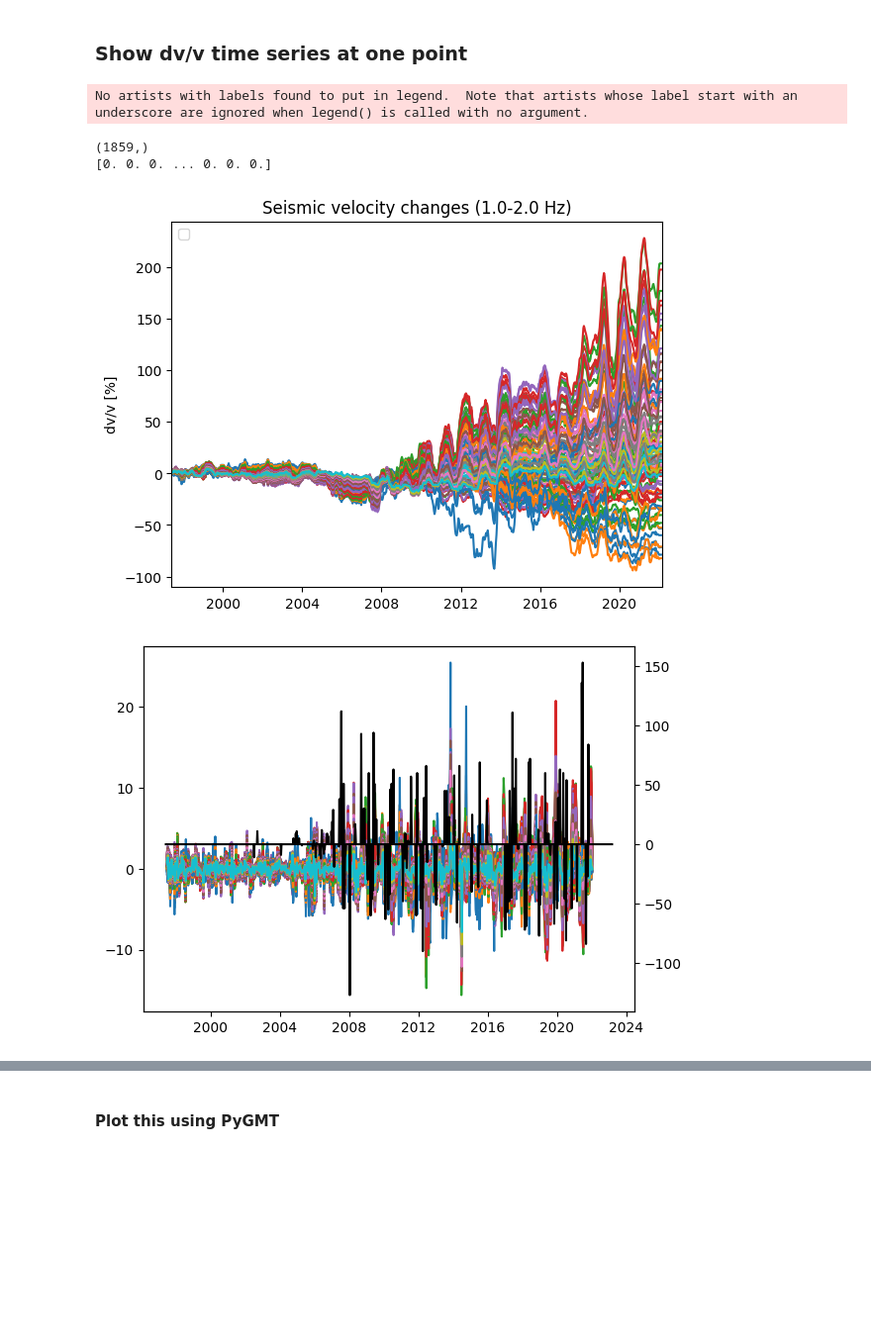
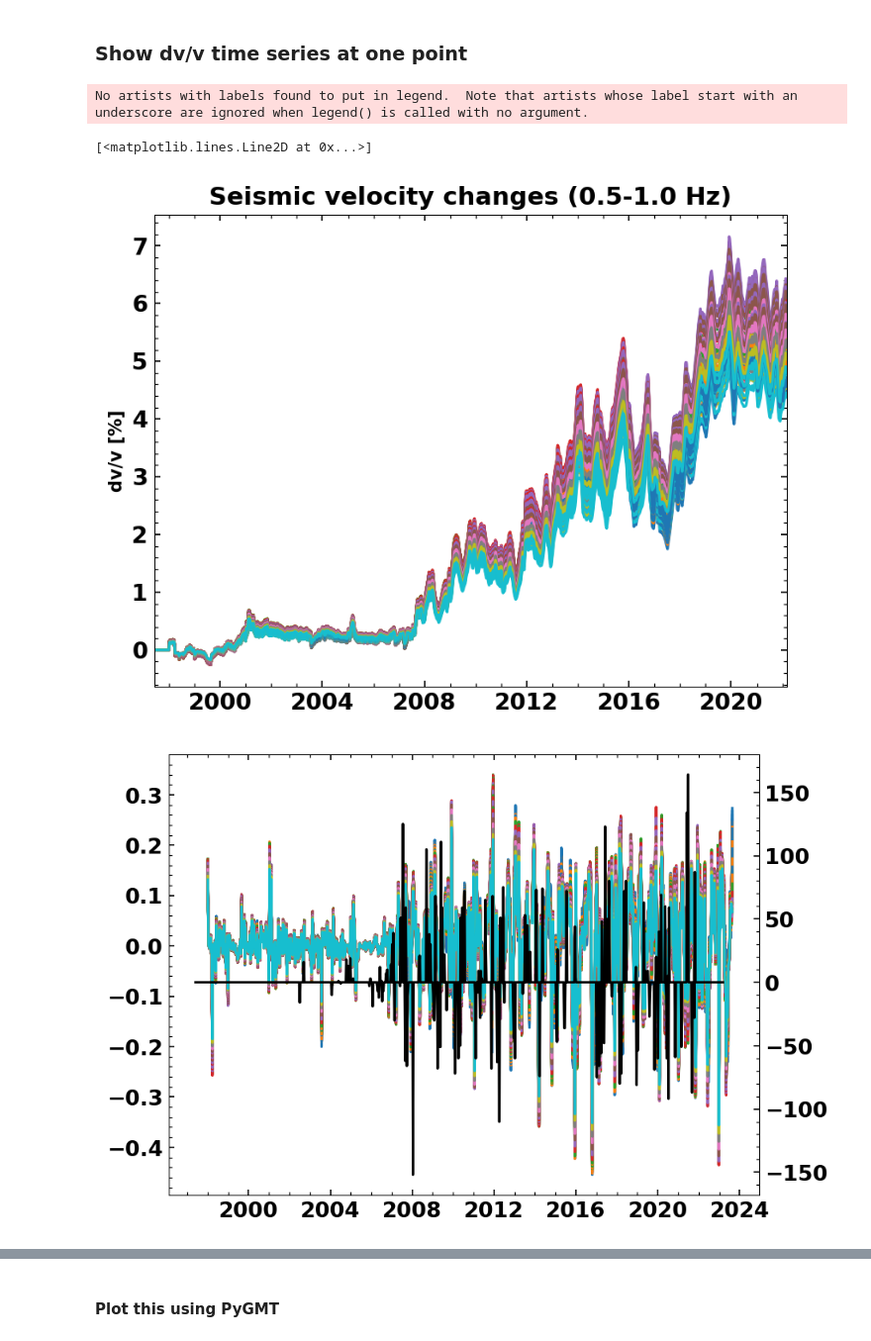
Before and after one commit to Denolle-Lab/Mt-St-Helens, a Jupyter notebook: spatial_dv.ipynb, the cells around one changed output, grey strips where cells are left out. Shown at 99% size. Saved outputs shown, nothing was run; the diff lists cells and outputs as text; code cells hidden in the pictures; blank space fills up the shorter version.

```diff
--- a/spatial_dv.ipynb
+++ b/spatial_dv.ipynb
@@ -155,6 +282,7 @@ IndexError: list index out of range
 ### Gridded Time-Series
 # %%
 import glob
+import os
 
 import numpy as np
 from matplotlib import pyplot as plt
@@ -162,11 +290,12 @@ from scipy.interpolate import interp1d
 from obspy import UTCDateTime
 
 
-freq0 = 1.0
+freq0 = 0.5
+infile = glob.glob(
+    f'/home/pm/Documents_sync/PhD/StHelens/spatial/new_gap_handling_ddt_crosssingle_cl4_std0.004_largemap/{freq0}-{freq0*2}/dvdt_3D.npz')[0]
 
-infile = glob.glob(
-    '/home/pm/Documents_sync/PhD/StHelens/spatial/ddt_newdvs_cl2_std0.064_largemap/'
-    f'xstations_{freq0}-{freq0*2}_wl864000_tw*__1b_mute_SW_pretmooth60d_srw/dvdt_3D.npz')[0]
+outfolder = os.path.join(os.path.dirname(os.path.dirname(infile)), 'figures')
+os.makedirs(outfolder, exist_ok=True)
 
 loaded = np.load(infile)
 
@@ -179,10 +308,10 @@ statx = loaded['statx']
 staty = loaded['staty']
 # No data anymore from this date on
 start = 0  # 4 for february # Start here for February
-end = 941
+end = -1
 # note that this are rows -> latitude, columns -> longitude, pages -> time
-dvdt = dvdt[:,:,start:end]
-t = t[start:end]
+# dvdt = dvdt[:,:,start:end]
+# t = t[start:end]
 
 # Integrate to plot dv/v
 # trapz doesn't work with nans
@@ -268,50 +397,49 @@ for ii in range(10):
     for jj in range(10):
         jj += 10
         plt.plot(datetimes, -100*dv[ii, jj, :])
 ax1 = plt.gca()
 # plot data availability as bars on second y axis
 
 
 # ax2.set_ylim([0, 500])
 # ax1.set_ylim([-3, 4])
 
 plt.xlim([datetime.datetime(1997, 6, 1), datetime.datetime(2022, 3, 1)])
 ax1.set_ylabel('dv/v [%]')
 plt.title(f'Seismic velocity changes ({freq0}-{freq0*2} Hz)')
 plt.legend()
 
-plt.savefig(f'dvv1d_{freq0}.pdf', bbox_inches='tight', transparent=True)
+plt.savefig(os.path.join(outfolder, f'dvv1d_{freq0}.pdf'), bbox_inches='tight', transparent=True)
 
 plt.figure()
 for ii in range(10):
     ii += 10
     for jj in range(10):
         jj += 10
         plt.plot(datetimes, -100*dvdt[ii, jj, :])
 ax1 = plt.gca()
 ax2 = plt.twinx()
 ax2.plot(avail_t, avail_nd, color='k')
 
-plt.figure()
-# for ii in range(10):
-#     ii += 10
-#     for jj in range(10):
-#         jj += 10
-#         # plt.plot(datetimes, -100*dvdt[ii, jj, :])
-#         plt.plot(np.correlate(dvdt[ii, jj, :], np.diff(avail_n)))
-# lag time
-# print(avail_t[21:], datetimes[-2])
-tau = np.arange(-929, 930, 1)
+# plt.figure()
+# # for ii in range(10):
+# #     ii += 10
+# #     for jj in range(10):
+# #         jj += 10
+# #         # plt.plot(datetimes, -100*dvdt[ii, jj, :])
+# #         plt.plot(np.correlate(dvdt[ii, jj, :], np.diff(avail_n)))
+# # lag time
+# # print(avail_t[21:], datetimes[-2])
+# tau = np.arange(-929, 930, 1)
 
-correlation = np.correlate(np.nan_to_num(abs(dvdt[15, 15, :-2])), abs(avail_nd[21:]), mode='full')
-print(correlation.shape)
-plt.plot(tau, correlation)
-plt.xlim([-950, 950])
+# correlation = np.correlate(np.nan_to_num(abs(dvdt[15, 15, :-2])), abs(avail_nd[21:]), mode='full')
+# print(correlation.shape)
+# plt.plot(tau, correlation)
+# plt.xlim([-950, 950])
 
-print(correlation)
+# print(correlation)
 # %% [output]
 No artists with labels found to put in legend.  Note that artists whose label start with an underscore are ignored when legend() is called with no argument.
-(1859,)
-[0. 0. 0. ... 0. 0. 0.]
+[<matplotlib.lines.Line2D at 0x...>]
-[figure, old version]
+[figure, new version]
-[figure, old version]
+[figure, new version]
```
Also changed, not shown: parts of 11 cells of this notebook, 2 other files.
